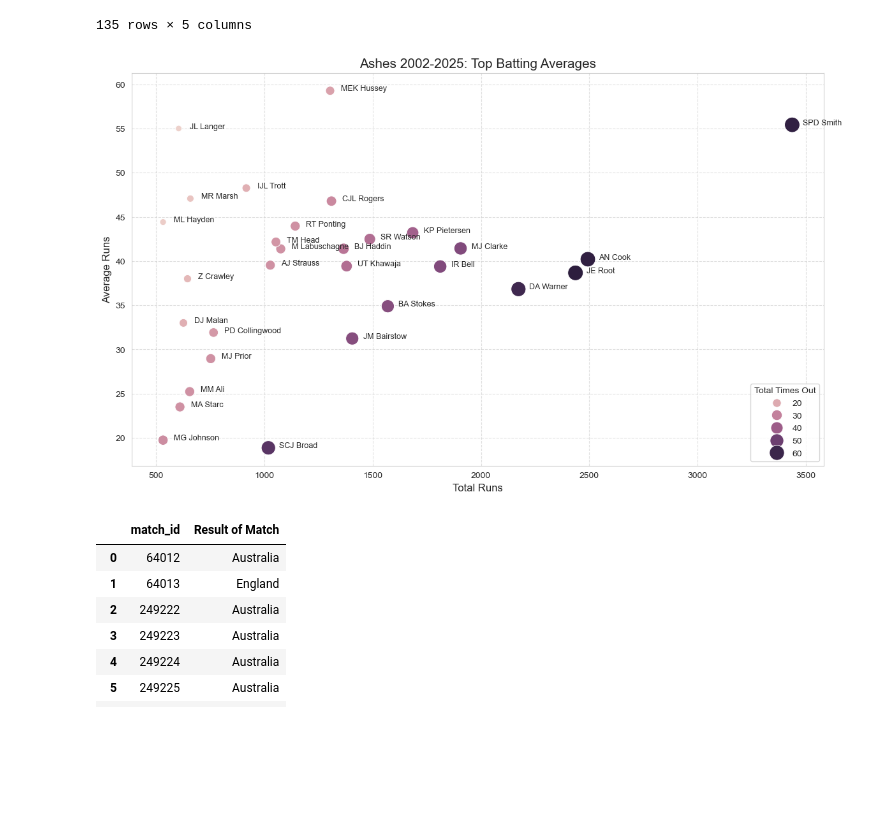
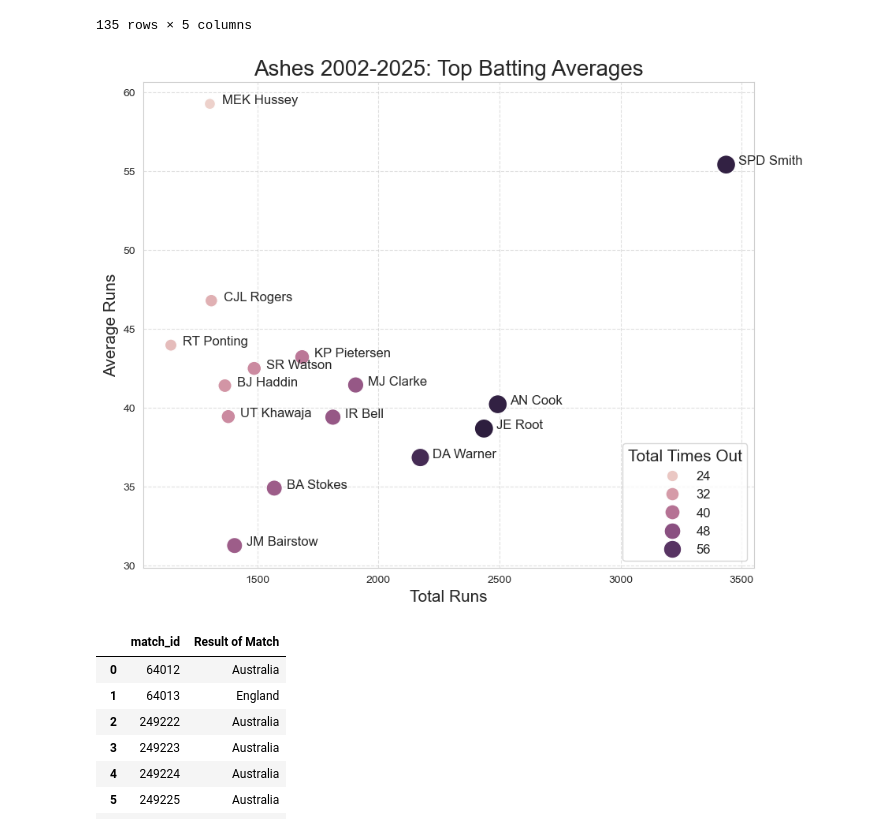
Before and after one commit to zoeh6176-sketch/Programming-Assessment, a Jupyter notebook: Untitled.ipynb, the cells around one changed output. Drawn from its saved outputs; the diff is of its cells as text; code cells hidden in the pictures; blank space fills up the shorter version.

```diff
--- a/Untitled.ipynb
+++ b/Untitled.ipynb
@@ -172,12 +192,12 @@ plt.show()
 batsman_average = full_data.groupby(['striker', 'match_id', 'innings'])['runs_off_bat'].sum().reset_index()
 batsman_average
 
-dismissals = full_data[full_data['player_dismissed'].notna()][['player_dismissed', 'match_id', 'innings']]
-dismissals.columns = ['striker','match_id', 'innings']
+total_dismissals = full_data[full_data['player_dismissed'].notna()][['player_dismissed', 'match_id', 'innings']]
+total_dismissals.columns = ['striker','match_id', 'innings']
 # Is out column determing whether batter got out in that innings
-dismissals['is_out'] = True
+total_dismissals['is_out'] = True
 
-scores = pd.merge(batsman_average, dismissals, on = ['striker', 'match_id', 'innings'], how = 'left')
+scores = pd.merge(batsman_average, total_dismissals, on = ['striker', 'match_id', 'innings'], how = 'left')
 scores['is_out'] = scores['is_out'].fillna(False)
 scores
 
@@ -209,30 +229,30 @@ top_stats
 135 rows × 5 columns
 # %%
 # runs x axis and batting average y axis
-top_players = top_stats.nlargest(30, 'total_runs')
+top_players = top_stats.nlargest(15, 'total_runs')
 
-plt.figure(figsize = (14,8))
+plt.figure(figsize = (10,8))
 sns.scatterplot(data = top_players,
                 x = 'total_runs',
                 y = 'average',
                 size = 'times_out',
                 hue = 'times_out',
-                sizes = (50,300))
+                sizes = (100,300))
 
 for i in range(top_players.shape[0]):
     plt.text(x = top_players.total_runs.iloc[i] + 50,
              y = top_players.average.iloc[i],
              s = top_players.striker.iloc[i],
-             fontsize = 9)
+             fontsize = 12)
 
-plt.title('Ashes 2002-2025: Top Batting Averages', fontsize = 15)
-plt.xlabel('Total Runs', fontsize = 12)
-plt.ylabel('Average Runs', fontsize = 12)
-plt.legend(title = "Total Times Out",loc = 'lower right')
+plt.title('Ashes 2002-2025: Top Batting Averages', fontsize = 20)
+plt.xlabel('Total Runs', fontsize = 15)
+plt.ylabel('Average Runs', fontsize = 15)
+plt.legend(title = "Total Times Out",loc = 'lower right', fontsize = 12, title_fontsize = 15)
 plt.grid(True, linestyle = '--', alpha = 0.6)
 plt.show()
 # %% [output]
-[figure, old version]
+[figure, new version]
 # %%
 # Determining winner of match or if match drawn
 match_scores = full_data.groupby(['match_id', 'batting_team'])['total_scored'].first().unstack()
```
Also changed, not shown: parts of 9 cells of this notebook.
